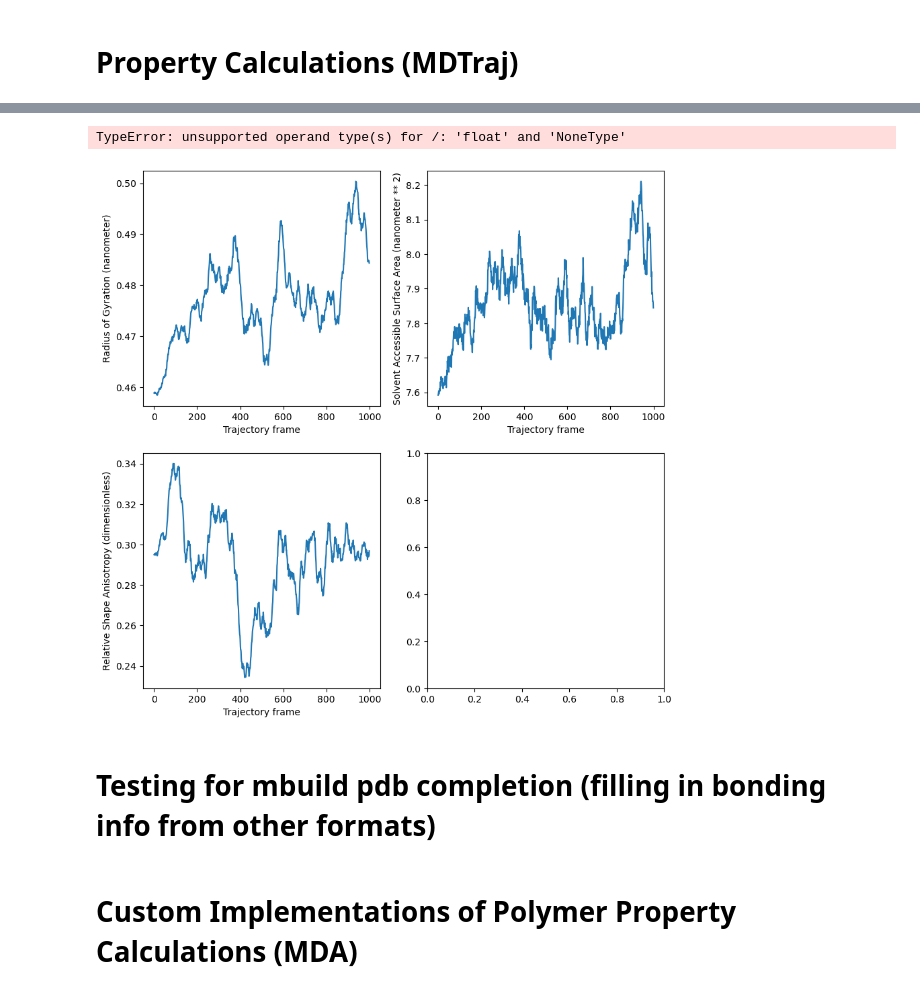
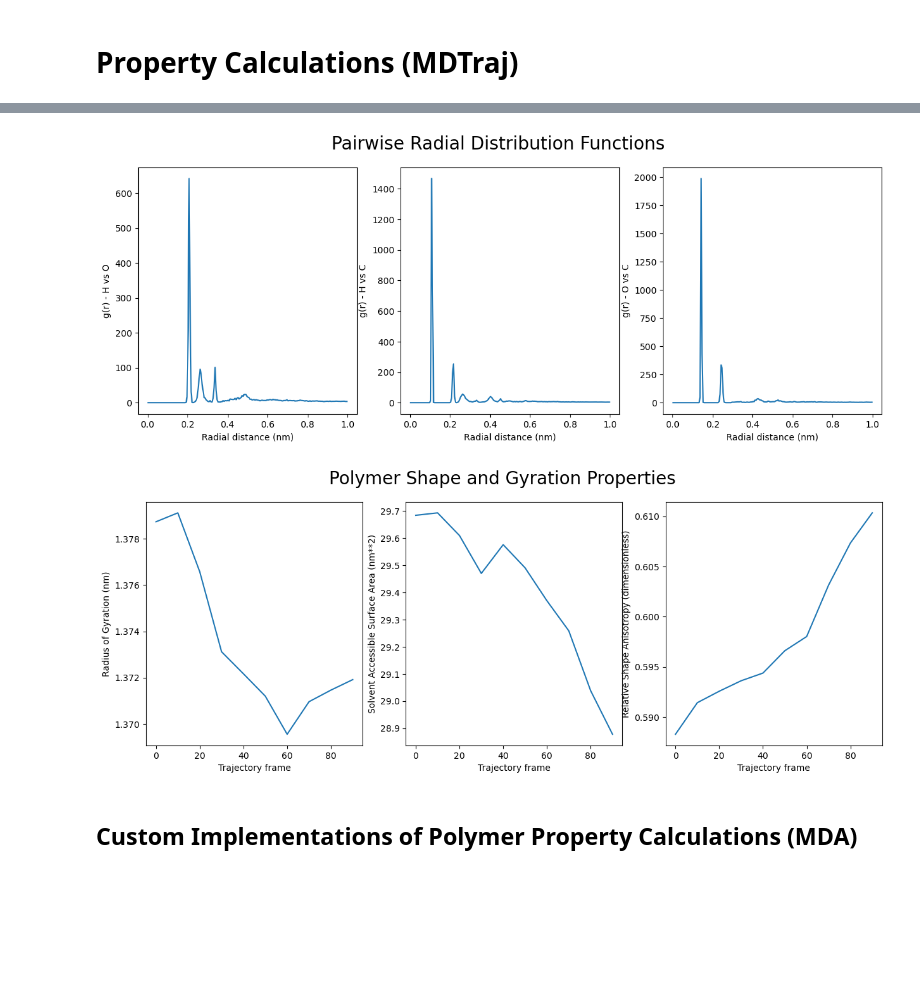
Before and after one commit to timbernat/polymer_workspace, a Jupyter notebook: analysis_scripts.ipynb, the cells around one changed output, grey strips where cells are left out. Drawn from its saved outputs; the diff is of its cells as text; code cells hidden in the pictures; blank space fills up the shorter version.

Commit message:
Added g(r) calculation, condensed atom pair logic

```diff
--- a/analysis_scripts.ipynb
+++ b/analysis_scripts.ipynb
@@ -57,16 +102,0 @@ pdir.completed_sims
-# %%
-pdir_chks = {
-    re.search('(.*)_checkpoint', chk_path.stem).groups()[0] : chk_path
-        for chk_path in Path('Polymers').glob('**/*checkpoint.pkl')
-}
-
-pdir = PolymerDir.from_file(pdir_chks['peg_modified_solv_water'])
-sims = [sim_dir for sim_dir in pdir.MD.iterdir()]
-# %%
-# topo_path = Path('compatible_pdbs/simple_polymers/polyvinylchloride.pdb')
-# traj_path = Path('averaged_polymers/polyvinylchloride/polyvinylchloride_frames.pdb')
-topo_path = pdir.info.structure_file
-traj_path = next(sims[-1].glob('*.pdb'))
-
-traj = mdt.load(traj_path, top=topo_path)
-topo = traj.topology
@@ -106,28 +103,19 @@ traj.unitcell_volumes
-# %%
-from itertools import product
-
-CH = np.array([pair for pair in product(el_ids['C'], el_ids['H'])])
-rdf = mdt.compute_rdf(traj, CH, r_range=(0, 1))
-# %% [output]
-TypeError: unsupported operand type(s) for /: 'float' and 'NoneType'
+# %%
+topo_path = pdir.info.structure_file
+traj_path = next(path for path in dated_sims[0].iterdir() if path.suffix == '.pdb')
+
+traj = mdt.load(traj_path, top=topo_path, stride=SAMPLE_INTERVAL)
+traj = traj.remove_solvent(inplace=True) # don't generate new copy when de-solvating
+topo = traj.topology
 # %%
-properties = [
-    PolyProp(calc=mdt.compute_rg                , name='Radius of Gyration'             , abbr='Rg'  , unit=ureg.nm),
-    PolyProp(calc=mdt.shrake_rupley             , name='Solvent Accessible Surface Area', abbr='SASA', unit=ureg.nm**2, kwargs={'mode' : 'residue'}),
-    PolyProp(calc=mdt.relative_shape_antisotropy, name='Relative Shape Anisotropy'      , abbr='K2'  , unit=Unit(''))
+props = [
+    PolyProp(calc=mdt.compute_rg                , name='Radius of Gyration'             , abbr='Rg'  , unit=nanometer),
+    PolyProp(calc=mdt.shrake_rupley             , name='Solvent Accessible Surface Area', abbr='SASA', unit=nanometer**2, kwargs={'mode' : 'residue'}),
+    PolyProp(calc=mdt.relative_shape_antisotropy, name='Relative Shape Anisotropy'      , abbr='K2'  , unit=dimensionless)
 ]
 
-nrows, ncols = 2, 2
-scale = 10
-
-aspect = nrows / ncols
-fig, ax = plt.subplots(nrows, ncols, figsize=(scale, aspect*scale))
-
-for curr_ax, prop in zip(ax.flatten(), properties):
-    curr_ax.plot(prop.compute(traj))
-    curr_ax.set_xlabel('Trajectory frame')
-    curr_ax.set_ylabel(f'{prop.name} ({prop.unit})')
+plot_rdfs(traj)
+plot_poly_props(traj, props, sample_interval=SAMPLE_INTERVAL)
 # %% [output]
-[figure, old version]
+[figure, new version]
+[figure, added]
-# %% [markdown]
-# Testing for mbuild pdb completion (filling in bonding info from other formats)
@@ -160,2 +124,2 @@ with mda.Writer(outpath, multiframe=False) as pdb:
 # %% [markdown]
-# Custom Implementations of Polymer Property Calculations (MDA)
+## Custom Implementations of Polymer Property Calculations (MDA)
```
Also changed, not shown: parts of 18 cells of this notebook.
